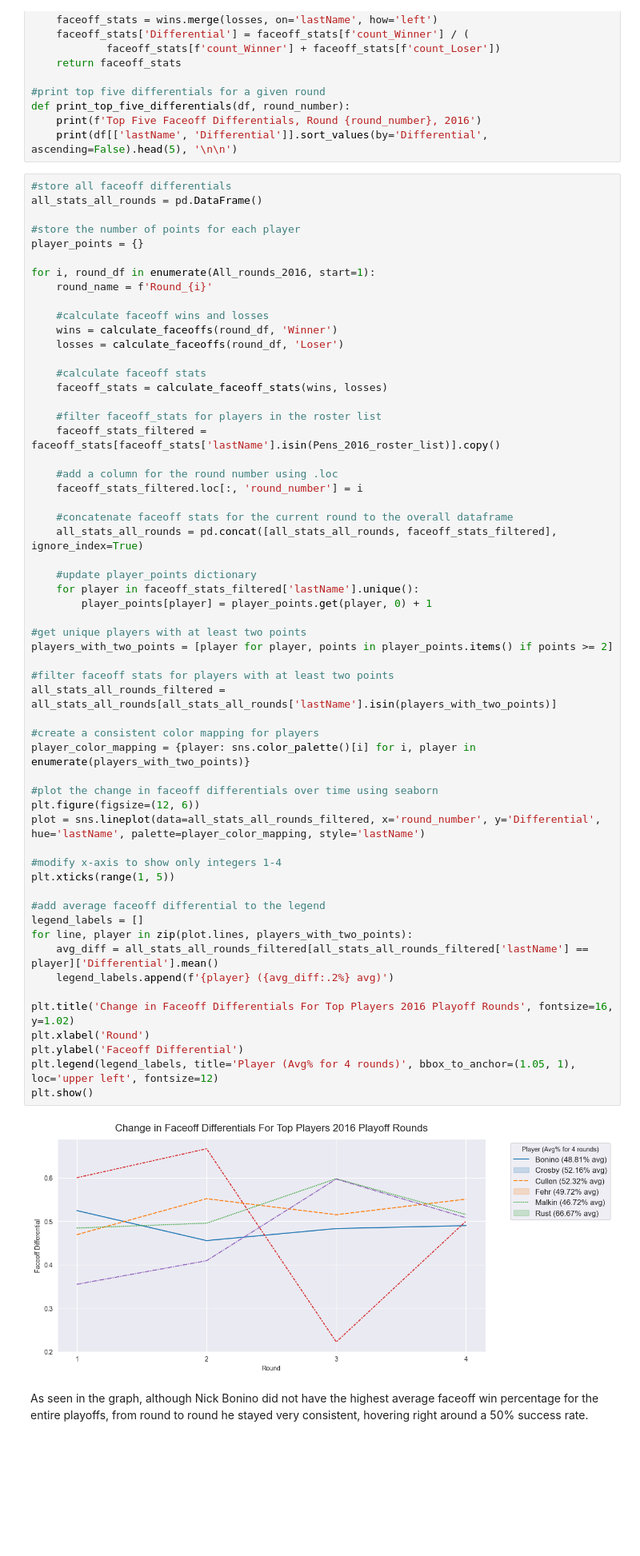
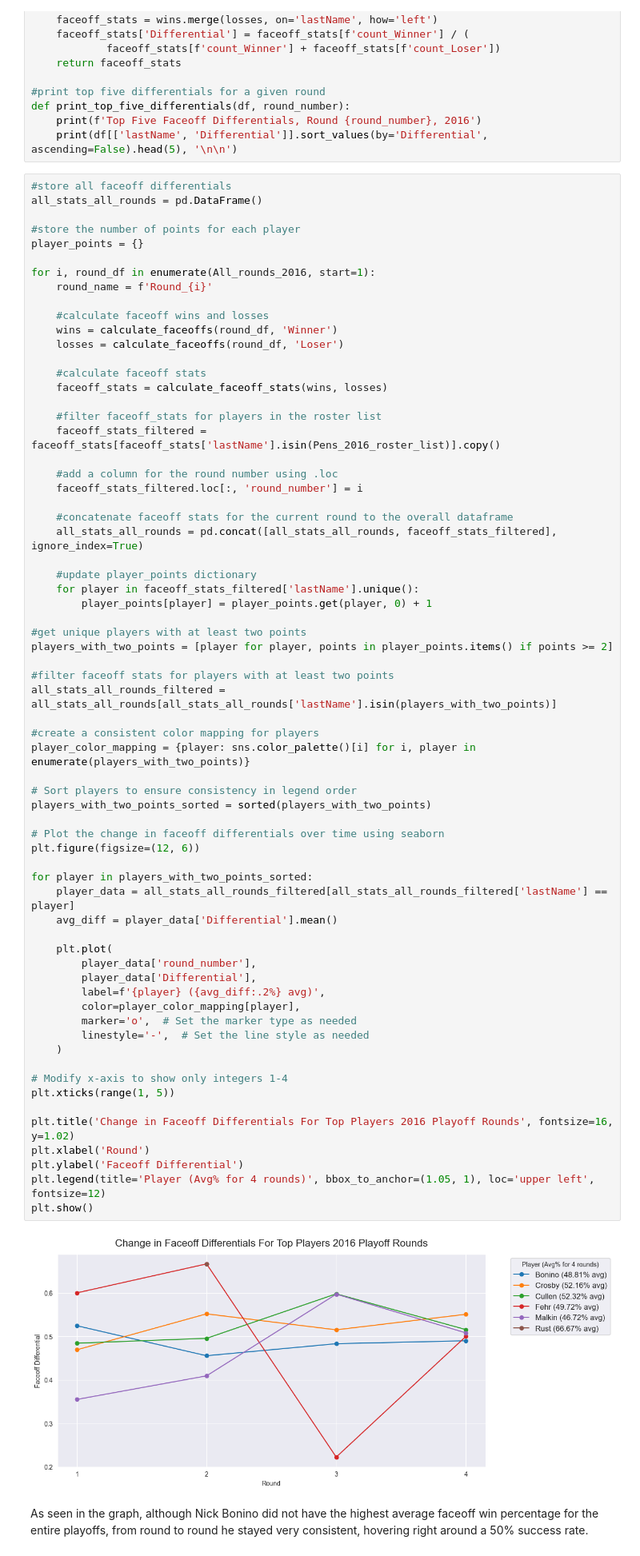
Before and after one commit to boncz/PenguinsHockeyAnalysis, a Jupyter notebook: Pens_playoff_analysis_2016.ipynb, the cells around one changed output. Shown at 80% size. Cells and saved outputs as stored; diff of their text form; blank space fills up the shorter version.

Commit message:
fixed line plot issues

```diff
--- a/Pens_playoff_analysis_2016.ipynb
+++ b/Pens_playoff_analysis_2016.ipynb
@@ -256,44 +256,53 @@ for i, round_df in enumerate(All_rounds_2016, start=1):
     faceoff_stats_filtered = faceoff_stats[faceoff_stats['lastName'].isin(Pens_2016_roster_list)].copy()
 
     #add a column for the round number using .loc
     faceoff_stats_filtered.loc[:, 'round_number'] = i
 
     #concatenate faceoff stats for the current round to the overall dataframe
     all_stats_all_rounds = pd.concat([all_stats_all_rounds, faceoff_stats_filtered], ignore_index=True)
 
     #update player_points dictionary
     for player in faceoff_stats_filtered['lastName'].unique():
         player_points[player] = player_points.get(player, 0) + 1
 
 #get unique players with at least two points
 players_with_two_points = [player for player, points in player_points.items() if points >= 2]
 
 #filter faceoff stats for players with at least two points
 all_stats_all_rounds_filtered = all_stats_all_rounds[all_stats_all_rounds['lastName'].isin(players_with_two_points)]
 
 #create a consistent color mapping for players
 player_color_mapping = {player: sns.color_palette()[i] for i, player in enumerate(players_with_two_points)}
 
-#plot the change in faceoff differentials over time using seaborn
+# Sort players to ensure consistency in legend order
+players_with_two_points_sorted = sorted(players_with_two_points)
+
+# Plot the change in faceoff differentials over time using seaborn
 plt.figure(figsize=(12, 6))
-plot = sns.lineplot(data=all_stats_all_rounds_filtered, x='round_number', y='Differential', hue='lastName', palette=player_color_mapping, style='lastName')
 
-#modify x-axis to show only integers 1-4
+for player in players_with_two_points_sorted:
+    player_data = all_stats_all_rounds_filtered[all_stats_all_rounds_filtered['lastName'] == player]
+    avg_diff = player_data['Differential'].mean()
+
+    plt.plot(
+        player_data['round_number'],
+        player_data['Differential'],
+        label=f'{player} ({avg_diff:.2%} avg)',
+        color=player_color_mapping[player],
+        marker='o',  # Set the marker type as needed
+        linestyle='-',  # Set the line style as needed
+    )
+
+# Modify x-axis to show only integers 1-4
 plt.xticks(range(1, 5))
-
-#add average faceoff differential to the legend
-legend_labels = []
-for line, player in zip(plot.lines, players_with_two_points):
-    avg_diff = all_stats_all_rounds_filtered[all_stats_all_rounds_filtered['lastName'] == player]['Differential'].mean()
-    legend_labels.append(f'{player} ({avg_diff:.2%} avg)')
 
 plt.title('Change in Faceoff Differentials For Top Players 2016 Playoff Rounds', fontsize=16, y=1.02)
 plt.xlabel('Round')
 plt.ylabel('Faceoff Differential')
-plt.legend(legend_labels, title='Player (Avg% for 4 rounds)', bbox_to_anchor=(1.05, 1), loc='upper left', fontsize=12)
+plt.legend(title='Player (Avg% for 4 rounds)', bbox_to_anchor=(1.05, 1), loc='upper left', fontsize=12)
 plt.show()
 # %% [output]
-[figure, old version]
+[figure, new version]
 # %% [markdown]
 As seen in the graph, although Nick Bonino did not have the highest average faceoff win percentage for the entire playoffs, from round to round he stayed very consistent, hovering right around a 50% success rate.
 # %% [markdown]
```
Also changed, not shown: 2 other files.
